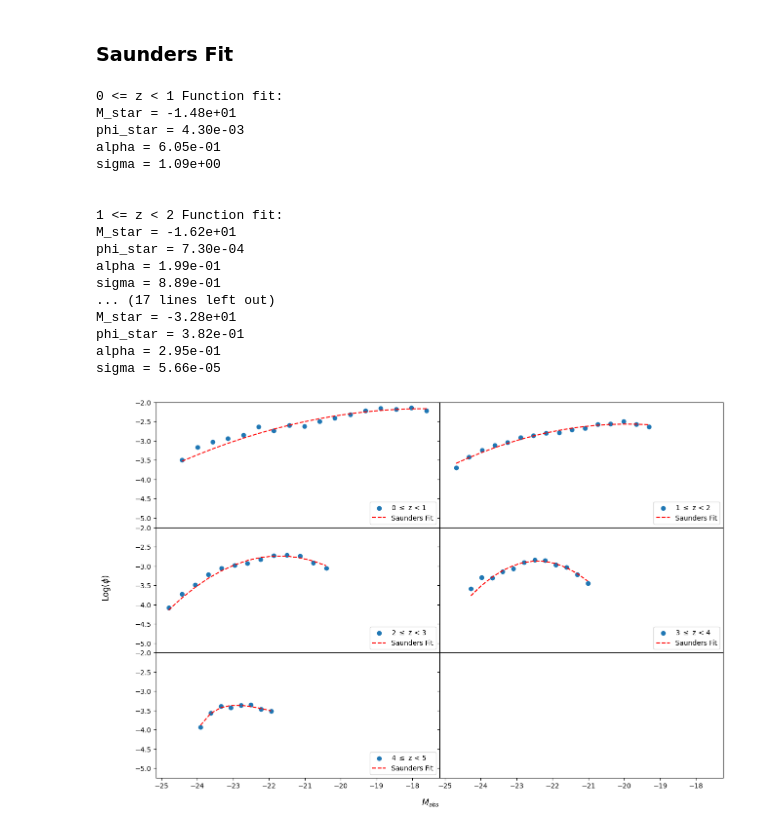
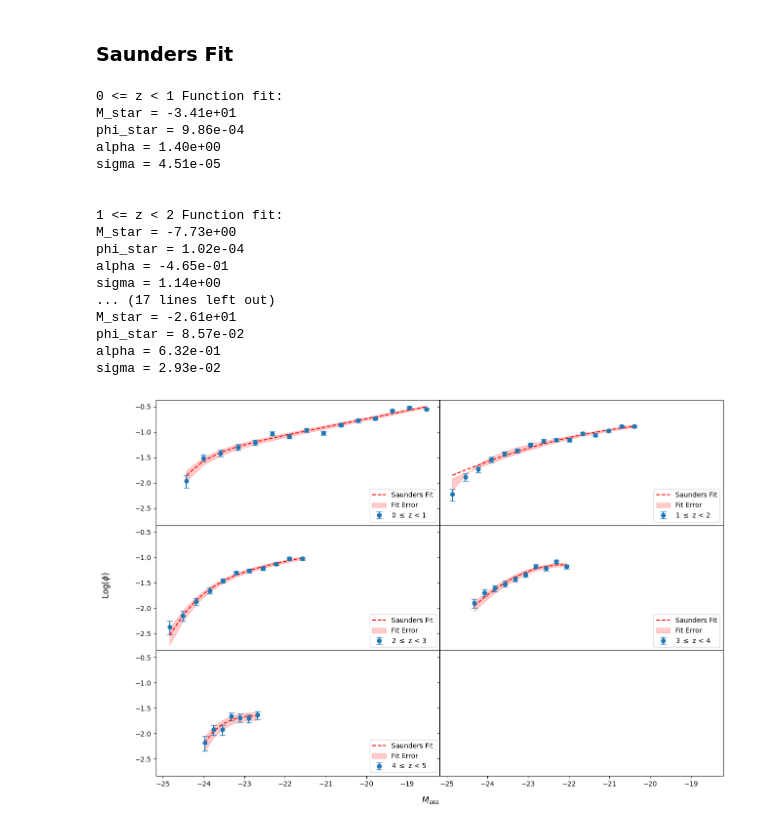
Before and after one commit to daniel-lyon/MPhil-Code, a Jupyter notebook: LUMFUNCS/vmax_all_gal.ipynb, the cells around one changed output. Drawn from its saved outputs; the diff is of its cells as text; code cells hidden in the pictures.

```diff
--- a/LUMFUNCS/vmax_all_gal.ipynb
+++ b/LUMFUNCS/vmax_all_gal.ipynb
@@ -16,7 +16,7 @@ df = df[df['Use'] == 1] # 13,299
 df = df[df['FKs'] > 0] # 12,676
 
 n_lum_bins = 30 # number of luminosity bins
-mag_lim = 27 # apparent magnitude limit (same as AB magnitude limit)
+mag_lim = 25.9 # apparent magnitude limit (same as AB magnitude limit)
 redshift_bins = [(0, 1), (1, 2), (2, 3), (3, 4), (4, 5), (5, 6)] # redshift bins
 survey_area = 0.03556 # survey area in square degrees
 min_count = 10 # minimum number of galaxies in a bin
@@ -274,7 +274,7 @@ for (z_start, z_end), (vol, mag), bins, ax in zip(redshift_bins, all_data, all_m
         continue
 
     # Plot the new, corrected data
-    ax.hist(centers, b, weights=c, histtype='step', label='Corrected Data', color='blue')
+    ax.hist(centers, b, weights=c, histtype='step', label='Corrected Data', color='blue', alpha=0.75)
     ax.set_title(f'{z_start} $\leq$ z < {z_end}')
     ax.legend()
     bin_edges.append(b)
@@ -286,13 +286,14 @@ plt.show()
 # %% [markdown]
 ### Luminosity Function
 # %%
-lum_centers, phi = [], []
+lum_centers, phi, phi_e = [], [], []
 
 # Volume and magnitude are already binned by redshift
 for (vol, mag), bin, in zip(all_data, bin_edges):
 
-    delta_log_l = np.diff(bin)[0]
-    lum_centers_z, phi_z = [], []
+    delta_log_l = np.diff(np.log10(np.abs(bin[::-1])))[0]
+
+    lum_centers_z, phi_z, phi_e_z = [], [], []
 
     # Bin by luminosity
     for lum_start, lum_end in zip(bin, bin[1:]):
@@ -301,18 +302,22 @@ for (vol, mag), bin, in zip(all_data, bin_edges):
 
         # Calculate the number density
         phi_val = (1 / delta_log_l) * np.sum(1 / vol_lum_bin)
+        phi_err = (1 / delta_log_l) * np.sqrt(np.sum(1 / (vol_lum_bin ** 2)))
 
         # Save the luminosity bin and number density
         lum_centers_z.append((lum_start + lum_end) / 2)
         phi_z.append(phi_val)
+        phi_e_z.append(phi_err)
 
     # Save the luminosity bins and number densities
     lum_centers.append(lum_centers_z)
     phi.append(phi_z)
+    phi_e.append(np.array(phi_e_z))
 
 fig, axes = plt.subplots(3, 2, figsize=(15, 10), sharex=True, sharey=True)
-for (z_start, z_end), lum, p, ax in zip(redshift_bins, lum_centers, phi, axes.flatten()):
-    ax.scatter(lum, np.log10(p), label=f'{z_start} $\leq$ z < {z_end}')
+for (z_start, z_end), lum, p, e, ax in zip(redshift_bins, lum_centers, phi, phi_e, axes.flatten()):
+    yerr = [np.log10(p) - np.log10(p - e), np.log10(p + e) - np.log10(p)]
+    ax.errorbar(lum, np.log10(p), yerr=yerr, label=f'{z_start} $\leq$ z < {z_end}', fmt='o', capsize=4)
     ax.legend()
 
 fig.supxlabel('$M_{abs}$', y=0.05)
@@ -327,7 +332,7 @@ def schechter_magnitude(M, M_star, phi_star, alpha):
     return phi_star * 10 ** (-0.4*(1-alpha)*(M-M_star)) * np.exp(-10.**(-0.4*(M-M_star)))
 
 fig, axes = plt.subplots(3, 2, figsize=(15, 10), sharex=True, sharey=True)
-for (z_start, z_end), lum, p, ax in zip(redshift_bins, lum_centers, phi, axes.flatten()):
+for (z_start, z_end), lum, p, e, ax in zip(redshift_bins, lum_centers, phi, phi_e, axes.flatten()):
 
     if len(lum) == 0:
         print(f'No data for {z_start} <= z < {z_end}')
@@ -337,6 +342,8 @@ for (z_start, z_end), lum, p, ax in zip(redshift_bins, lum_centers, phi, axes.fl
     p0=[lum[0], 0.001, -0.9]
     try:
         params, covars = curve_fit(schechter_magnitude, lum, p, p0=p0, maxfev=10000)
+        p_up, _ = curve_fit(schechter_magnitude, lum, p+e, p0=p0, maxfev=10000)
+        p_down, _ = curve_fit(schechter_magnitude, lum, p-e, p0=p0, maxfev=10000)
     except RuntimeError:
         print(f'Failed to fit {z_start} <= z < {z_end}. Maxfev reached.')
         continue
@@ -351,9 +358,13 @@ for (z_start, z_end), lum, p, ax in zip(redshift_bins, lum_centers, phi, axes.fl
     print('\n')
 
     # Plot the data
-    ax.scatter(lum, np.log10(p), label=f'{z_start} $\leq$ z < {z_end}')
+    yerr = [np.log10(p) - np.log10(p - e), np.log10(p + e) - np.log10(p)]
+    ax.errorbar(lum, np.log10(p), yerr=yerr, label=f'{z_start} $\leq$ z < {z_end}', fmt='o', capsize=4)
     ax.plot(lum, np.log10(schechter_magnitude(lum, *params)), color='red', label='Schechter Fit', linestyle='--')
-    ax.set_ylim(-5.25, -2)
+    ax.fill_between(lum,
+        np.log10(schechter_magnitude(lum, *p_down)),
+        np.log10(schechter_magnitude(lum, *p_up)),
+        color='red', alpha=0.2, label='Fit Error')
     ax.legend(loc='lower right')
 
 fig.supxlabel('$M_{abs}$', y=0.05)
@@ -386,53 +397,59 @@ def saunders_magnitude(M, M_star, phi_star, alpha, sigma):
     return phi_star * 10 ** (-0.4*(1-alpha)*(M-M_star)) * np.exp(-1 / (2 * sigma ** 2) * (np.log10(1 + 10 ** (-0.4 * (M - M_star))))**2)
 
 fig, axes = plt.subplots(3, 2, figsize=(15, 10), sharex=True, sharey=True)
-for (z_start, z_end), lum, p, ax in zip(redshift_bins, lum_centers, phi, axes.flatten()):
+for (z_start, z_end), lum, p, e, ax in zip(redshift_bins, lum_centers, phi, phi_e, axes.flatten()):
 
     if len(lum) == 0:
         print(f'No data for {z_start} <= z < {z_end}')
         continue
 
     # Attempt to fit the data
     p0 = [lum[0], 0.001, -0.9, 0.1]
     try:
-        params, covars = curve_fit(saunders_magnitude, lum, p, p0=p0, maxfev=10000)
+        params, _ = curve_fit(saunders_magnitude, lum, p, p0=p0, maxfev=10000)
+        p_up, _ = curve_fit(saunders_magnitude, lum, p+e, p0=p0, maxfev=10000)
+        p_down, _ = curve_fit(saunders_magnitude, lum, p-e, p0=p0, maxfev=10000)
     except:
         print(f'Failed to fit {z_start} <= z < {z_end}')
         continue
 
     print(f'{z_start} <= z < {z_end} Function fit:')
     print(f'M_star = {params[0]:.2e}')
     print(f'phi_star = {params[1]:.2e}')
     print(f'alpha = {params[2]:.2e}')
     print(f'sigma = {params[3]:.2e}')
     print('\n')
 
     # Plot the data
-    ax.scatter(lum, np.log10(p), label=f'{z_start} $\leq$ z < {z_end}')
+    yerr = [np.log10(p) - np.log10(p - e), np.log10(p + e) - np.log10(p)]
+    ax.errorbar(lum, np.log10(p), yerr=yerr, label=f'{z_start} $\leq$ z < {z_end}', fmt='o', capsize=4)
     ax.plot(lum, np.log10(saunders_magnitude(lum, *params)), color='red', label='Saunders Fit', linestyle='--')
-    ax.set_ylim(-5.25, -2)
+    ax.fill_between(lum,
+        np.log10(saunders_magnitude(lum, *p_down)),
+        np.log10(saunders_magnitude(lum, *p_up)),
+        color='red', alpha=0.2, label='Fit Error')
     ax.legend(loc='lower right')
 
 fig.supxlabel('$M_{abs}$', y=0.05)
 fig.supylabel('Log($\phi$)', x=0.05)
 plt.subplots_adjust(hspace=0, wspace=0)
 plt.show()
 # %% [output]
 0 <= z < 1 Function fit:
-M_star = -1.48e+01
-phi_star = 4.30e-03
-alpha = 6.05e-01
-sigma = 1.09e+00
+M_star = -3.41e+01
+phi_star = 9.86e-04
+alpha = 1.40e+00
+sigma = 4.51e-05
 
 
 1 <= z < 2 Function fit:
-M_star = -1.62e+01
-phi_star = 7.30e-04
-alpha = 1.99e-01
-sigma = 8.89e-01
+M_star = -7.73e+00
+phi_star = 1.02e-04
+alpha = -4.65e-01
+sigma = 1.14e+00
 ... (17 lines left out)
-M_star = -3.28e+01
-phi_star = 3.82e-01
-alpha = 2.95e-01
-sigma = 5.66e-05
+M_star = -2.61e+01
+phi_star = 8.57e-02
+alpha = 6.32e-01
+sigma = 2.93e-02
-[figure, old version]
+[figure, new version]
```
Also changed, not shown: parts of 9 cells of this notebook.
